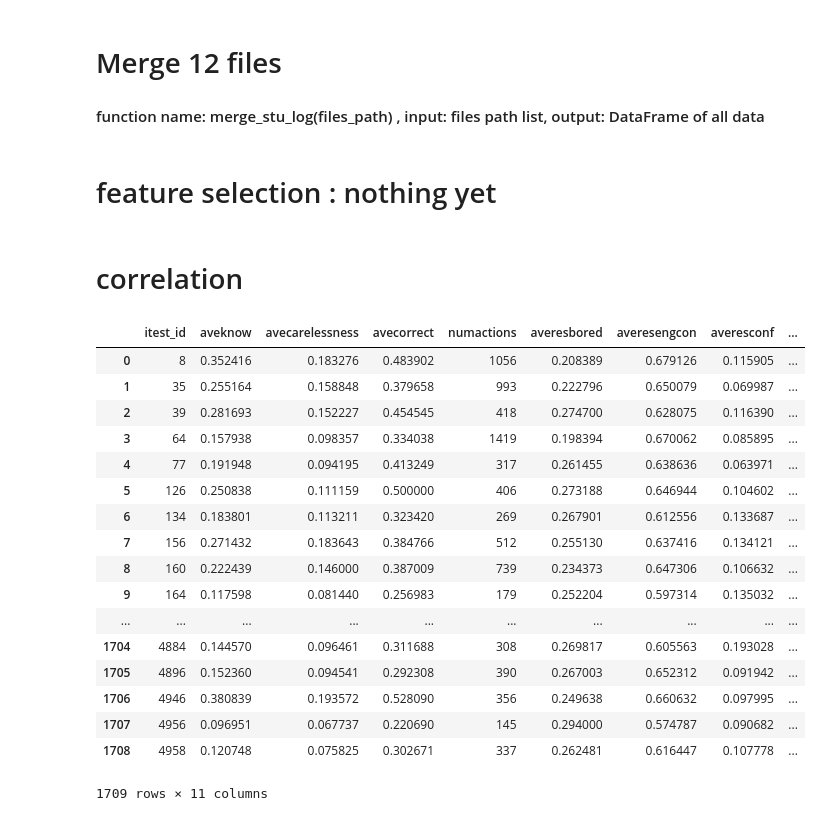
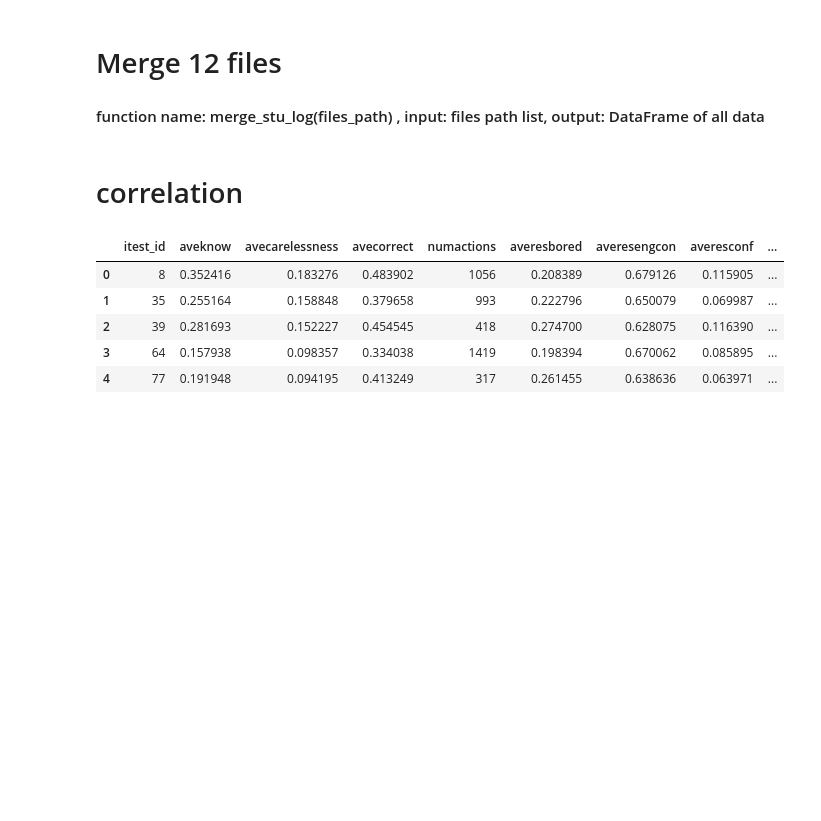
Before and after one commit to zyfzjsc988/DataMining, a Jupyter notebook: Qi_Fay_Joy/preprocess.ipynb, the cells around one changed output. Saved outputs shown, nothing was run; the diff lists cells and outputs as text; code cells hidden in the pictures; blank space fills up the shorter version.

```diff
--- a/Qi_Fay_Joy/preprocess.ipynb
+++ b/Qi_Fay_Joy/preprocess.ipynb
@@ -22,41 +22,27 @@ def merge_stu_log(files_path):
 # %%
 student_log_list = ["../dataset/anonymized_dataset_for_ADM2017/student_log_{}.csv".format(i) for i in range(1,13)]
 student_log = merge_stu_log(student_log_list)
-# %% [markdown]
-#  feature selection : nothing yet
 # %% [markdown]
 #  correlation
 # %%
 # all 1709 students' id
 student_id_list = pd.unique(student_log['itest_id'])
 # useful features
 coeffecient_name_list = ['itest_id','aveknow','avecarelessness','avecorrect','numactions','averesbored','averesengcon',
                          'averesconf','averesfrust','averesofftask','averesgaming']
 student_log_uni = student_log[coeffecient_name_list]
 
 # delete same lines
 student_log_uni = student_log_uni.drop_duplicates().copy()
 student_log_uni.reset_index(drop=True, inplace=True)
-student_log_uni
+student_log_uni.head()
 # %% [output]
 |  | itest_id | aveknow | avecarelessness | avecorrect | numactions | averesbored | averesengcon | averesconf | ... |
 | 0 | 8 | 0.352416 | 0.183276 | 0.483902 | 1056 | 0.208389 | 0.679126 | 0.115905 | ... |
 | 1 | 35 | 0.255164 | 0.158848 | 0.379658 | 993 | 0.222796 | 0.650079 | 0.069987 | ... |
 | 2 | 39 | 0.281693 | 0.152227 | 0.454545 | 418 | 0.274700 | 0.628075 | 0.116390 | ... |
 | 3 | 64 | 0.157938 | 0.098357 | 0.334038 | 1419 | 0.198394 | 0.670062 | 0.085895 | ... |
 | 4 | 77 | 0.191948 | 0.094195 | 0.413249 | 317 | 0.261455 | 0.638636 | 0.063971 | ... |
-| 5 | 126 | 0.250838 | 0.111159 | 0.500000 | 406 | 0.273188 | 0.646944 | 0.104602 | ... |
-| 6 | 134 | 0.183801 | 0.113211 | 0.323420 | 269 | 0.267901 | 0.612556 | 0.133687 | ... |
-| 7 | 156 | 0.271432 | 0.183643 | 0.384766 | 512 | 0.255130 | 0.637416 | 0.134121 | ... |
-| 8 | 160 | 0.222439 | 0.146000 | 0.387009 | 739 | 0.234373 | 0.647306 | 0.106632 | ... |
-| 9 | 164 | 0.117598 | 0.081440 | 0.256983 | 179 | 0.252204 | 0.597314 | 0.135032 | ... |
-| ... | ... | ... | ... | ... | ... | ... | ... | ... | ... |
-| 1704 | 4884 | 0.144570 | 0.096461 | 0.311688 | 308 | 0.269817 | 0.605563 | 0.193028 | ... |
-| 1705 | 4896 | 0.152360 | 0.094541 | 0.292308 | 390 | 0.267003 | 0.652312 | 0.091942 | ... |
-| 1706 | 4946 | 0.380839 | 0.193572 | 0.528090 | 356 | 0.249638 | 0.660632 | 0.097995 | ... |
-| 1707 | 4956 | 0.096951 | 0.067737 | 0.220690 | 145 | 0.294000 | 0.574787 | 0.090682 | ... |
-| 1708 | 4958 | 0.120748 | 0.075825 | 0.302671 | 337 | 0.262481 | 0.616447 | 0.107778 | ... |
-1709 rows × 11 columns
 # %%
 def all_lower(L1):
     return [s.lower() for s in L1]
```
Also changed, not shown: parts of 16 cells of this notebook.
